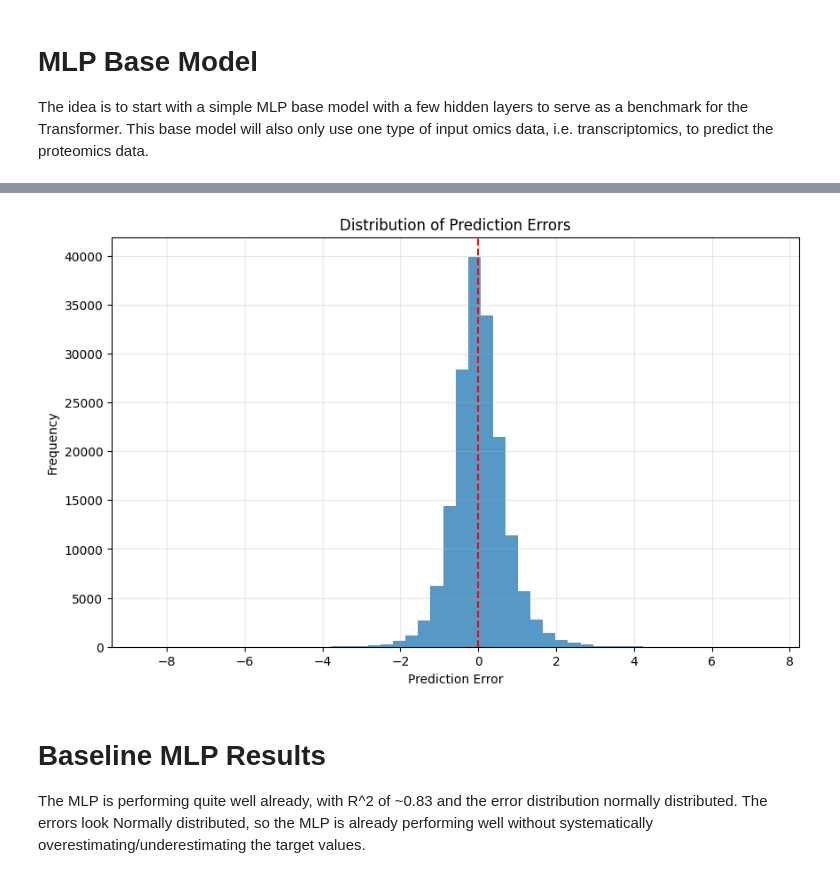
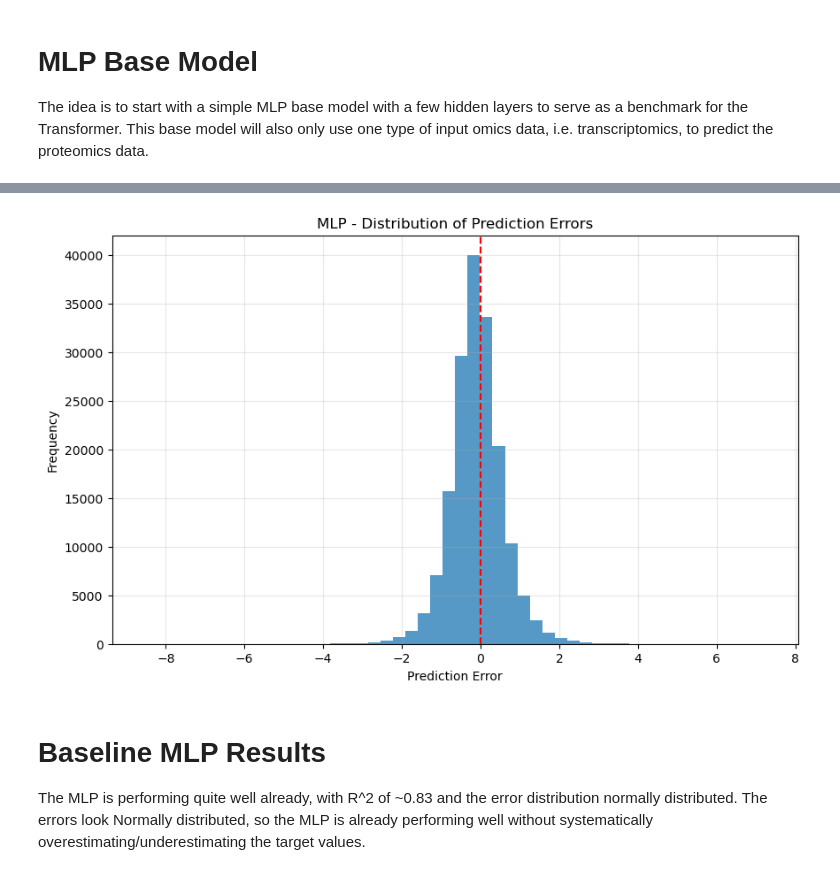
Before and after one commit to Jan10e/transformer_multiomics, a Jupyter notebook: notebooks/EMBL_transformer_explore.ipynb, the cells around one changed output, grey strips where cells are left out. Saved outputs shown, nothing was run; the diff lists cells and outputs as text; code cells hidden in the pictures.

```diff
--- a/notebooks/EMBL_transformer_explore.ipynb
+++ b/notebooks/EMBL_transformer_explore.ipynb
@@ -538,16 +402,22 @@ Explained Variance Score: 0.8399
 # %%
+# # Plot error distribution
+# fig, ax = plt.subplots(figsize=(10, 6))  # Initialise figure and axes
+# errors = (all_predictions - all_targets).flatten()
+# ax.hist(errors, bins=50, alpha=0.75)
+# ax.axvline(x=0, color="red", linestyle="--")
+# ax.set_xlabel("Prediction Error")
+# ax.set_ylabel("Frequency")
+# ax.set_title("Distribution of Prediction Errors")
+# ax.grid(True, alpha=0.3)
+# plt.show()
+
 # Plot error distribution
-fig, ax = plt.subplots(figsize=(10, 6))  # Initialise figure and axes
-errors = (all_predictions - all_targets).flatten()
-ax.hist(errors, bins=50, alpha=0.75)
-ax.axvline(x=0, color="red", linestyle="--")
-ax.set_xlabel("Prediction Error")
-ax.set_ylabel("Frequency")
-ax.set_title("Distribution of Prediction Errors")
-ax.grid(True, alpha=0.3)
-plt.show()
+all_predictions = metrics_mlp["predictions"]
+all_targets = metrics_mlp["targets"]
+
+plot_error_distribution(all_predictions, all_targets, model_name="MLP")
 # %% [output]
-[figure, old version]
+[figure, new version]
 # %% [markdown]
 # Baseline MLP Results <a id="results-MLP"></a>
 
```
Also changed, not shown: parts of 23 cells of this notebook, 4 other files.
